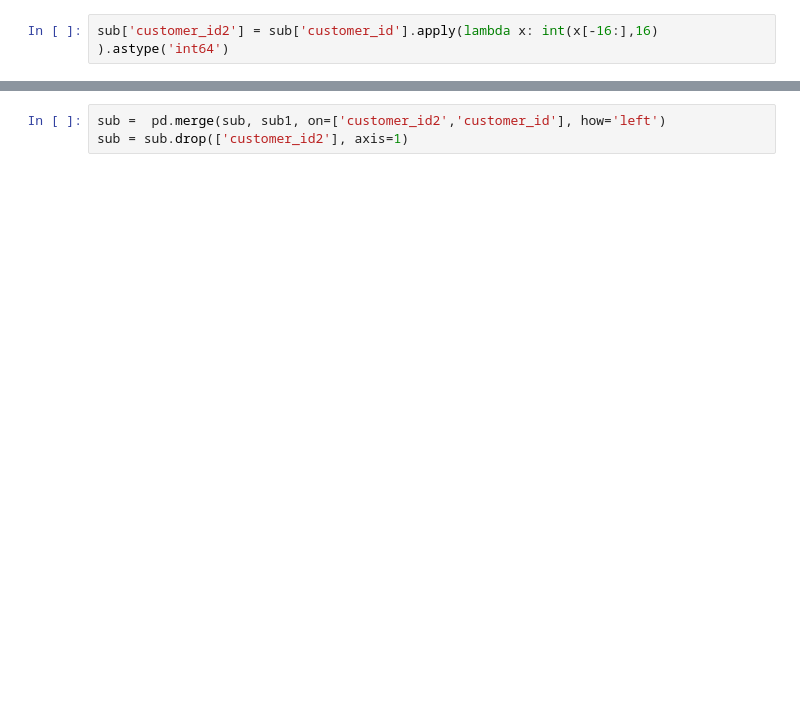
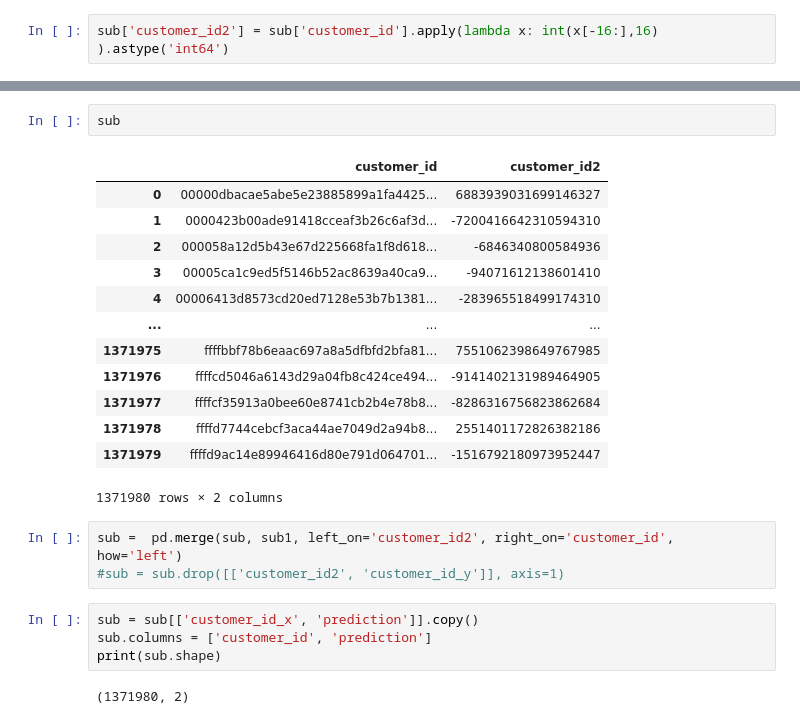
Before and after one commit to tetsuro731/H-M-kaggle-tetsuro731, a Jupyter notebook: notebook/lightgbm-test.ipynb, the cells around one changed output, grey strips where cells are left out. Drawn from its saved outputs; the diff is of its cells as text; blank space fills up the shorter version.

```diff
--- a/notebook/lightgbm-test.ipynb
+++ b/notebook/lightgbm-test.ipynb
@@ -182,3 +400,25 @@ print(sub.shape, sub1.shape)
+# %%
+sub
+# %% [output]
+|  | customer_id | customer_id2 |
+| 0 | 00000dbacae5abe5e23885899a1fa4425... | 6883939031699146327 |
+| 1 | 0000423b00ade91418cceaf3b26c6af3d... | -7200416642310594310 |
+| 2 | 000058a12d5b43e67d225668fa1f8d618... | -6846340800584936 |
+| 3 | 00005ca1c9ed5f5146b52ac8639a40ca9... | -94071612138601410 |
+| 4 | 00006413d8573cd20ed7128e53b7b1381... | -283965518499174310 |
+| ... | ... | ... |
+| 1371975 | ffffbbf78b6eaac697a8a5dfbfd2bfa81... | 7551062398649767985 |
+| 1371976 | ffffcd5046a6143d29a04fb8c424ce494... | -9141402131989464905 |
+| 1371977 | ffffcf35913a0bee60e8741cb2b4e78b8... | -8286316756823862684 |
+| 1371978 | ffffd7744cebcf3aca44ae7049d2a94b8... | 2551401172826382186 |
+| 1371979 | ffffd9ac14e89946416d80e791d064701... | -1516792180973952447 |
+1371980 rows × 2 columns
 # %%
-sub =  pd.merge(sub, sub1, on=['customer_id2','customer_id'], how='left')
-sub = sub.drop(['customer_id2'], axis=1)
+sub =  pd.merge(sub, sub1, left_on='customer_id2', right_on='customer_id', how='left')
+#sub = sub.drop([['customer_id2', 'customer_id_y']], axis=1)
+# %%
+sub = sub[['customer_id_x', 'prediction']].copy()
+sub.columns = ['customer_id', 'prediction']
+print(sub.shape)
+# %% [output]
+(1371980, 2)
```
Also changed, not shown: parts of 33 cells of this notebook.
